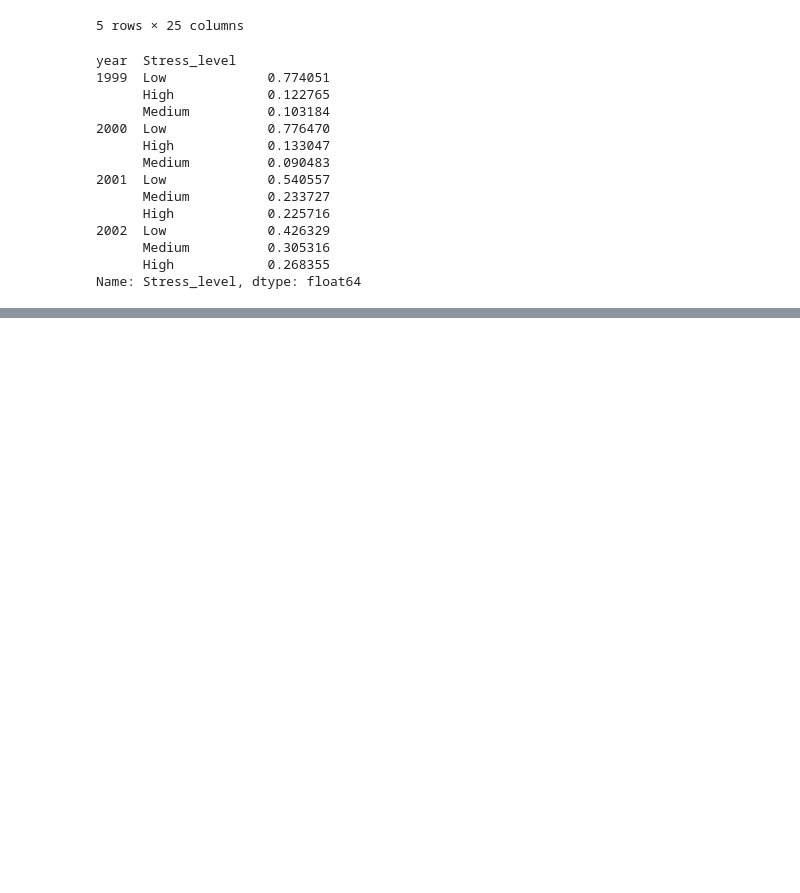
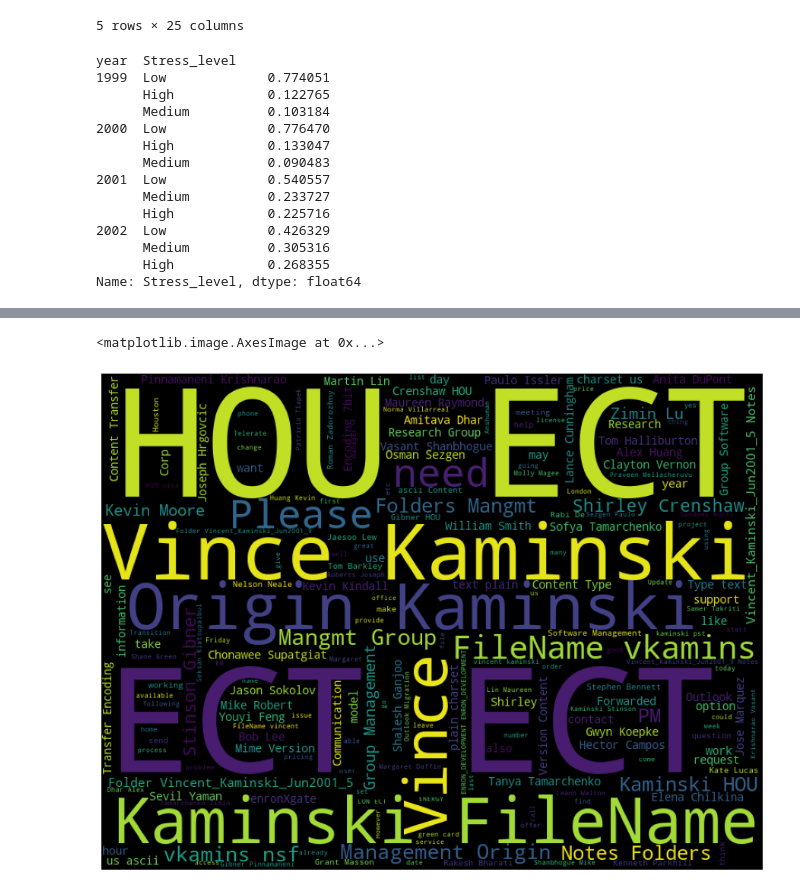
Before and after one commit to nedraki/Enron-Email, a Jupyter notebook: master.ipynb, the cells around one changed output, grey strips where cells are left out. Drawn from its saved outputs; the diff is of its cells as text; code cells hidden in the pictures; blank space fills up the shorter version.

```diff
--- a/master.ipynb
+++ b/master.ipynb
@@ -202,0 +301,43 @@ Name: Stress_level, dtype: float64
+# %%
+## making  wordcloud universal function only for selected folders
+
+from sklearn.feature_extraction.stop_words import ENGLISH_STOP_WORDS
+from nltk.corpus import stopwords
+import wordcloud
+
+
+def WC_Folder(Folder, stpwords = None):
+
+    data = df_folder.loc[df_folder['X-Folder'] == Folder]
+
+
+    stop_words = stopwords.words('english')
+
+    list_stpwords = ['enron', 'com', 're', 'RECIPIENTS', 'CN', 'ENRON', 'OU', 'NA', 'Thank', 'mail', 'know', 'get', 'Thanks', 'one', 'let', 'cc', 'bc', 'subject', 'http', 'www', 'hotmail', 'email', 'would', 'back', 'time', 'bcc','new', 'aol', 'Com', 'Original Message','message']
+
+    if stpwords is True:
+
+         list_stpwords.append(stpwords)
+
+
+    stop_words.extend(list_stpwords)
+
+    subjects = ' '.join(data['email-body'])
+
+    fig, ax = plt.subplots(figsize=(16, 12))
+
+    wc = wordcloud.WordCloud(width=800,
+                             height=600,
+                             max_words=200,
+                             stopwords=stop_words).generate(subjects)
+    ax.imshow(wc)
+    ax.axis("off")
+
+    plot = ax.imshow(wc)
+
+    return plot
+# %%
+WC_Folder('management')
+# %% [output]
+<matplotlib.image.AxesImage at 0x...>
+[figure, added]
```
Also changed, not shown: parts of 21 cells of this notebook.
